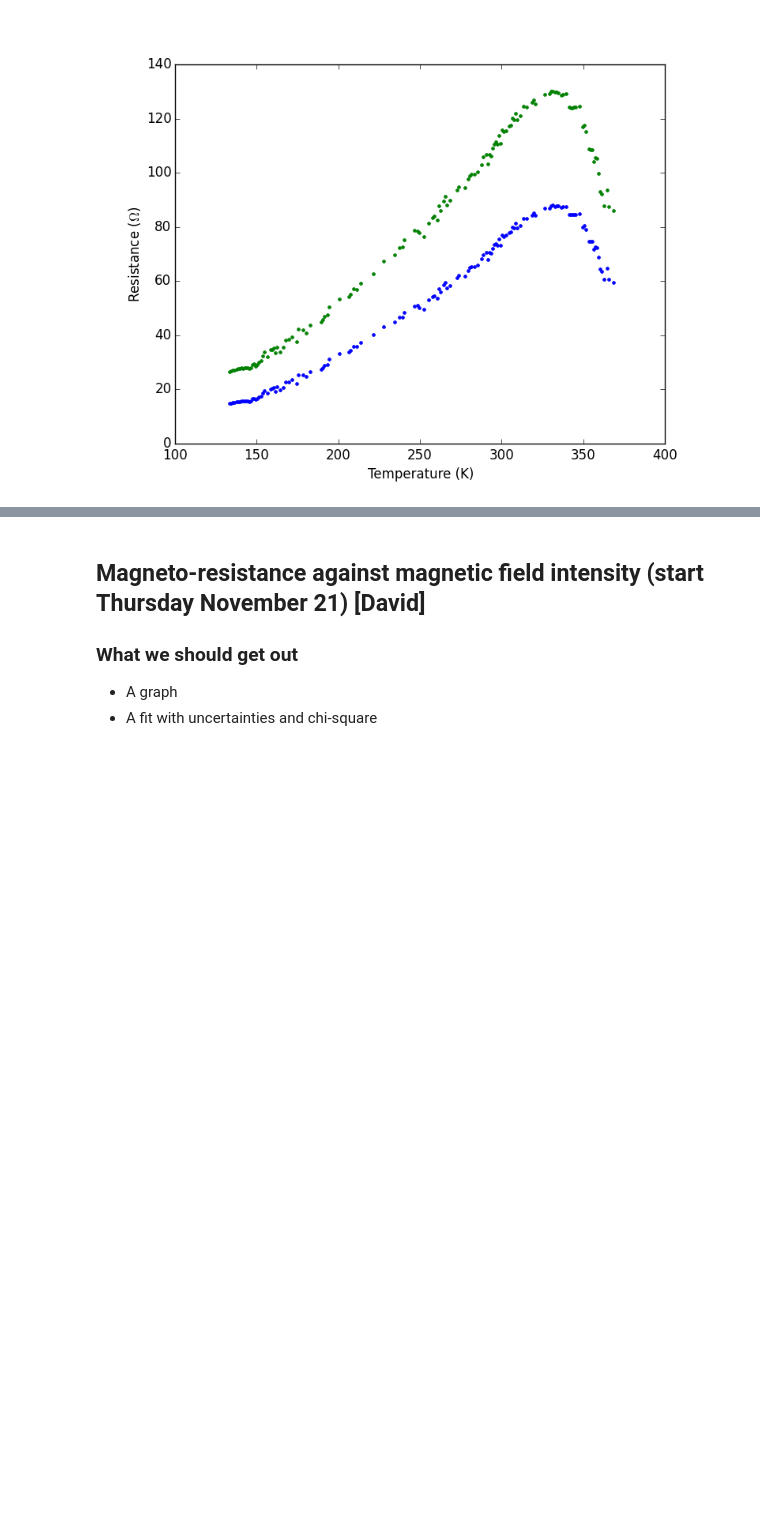
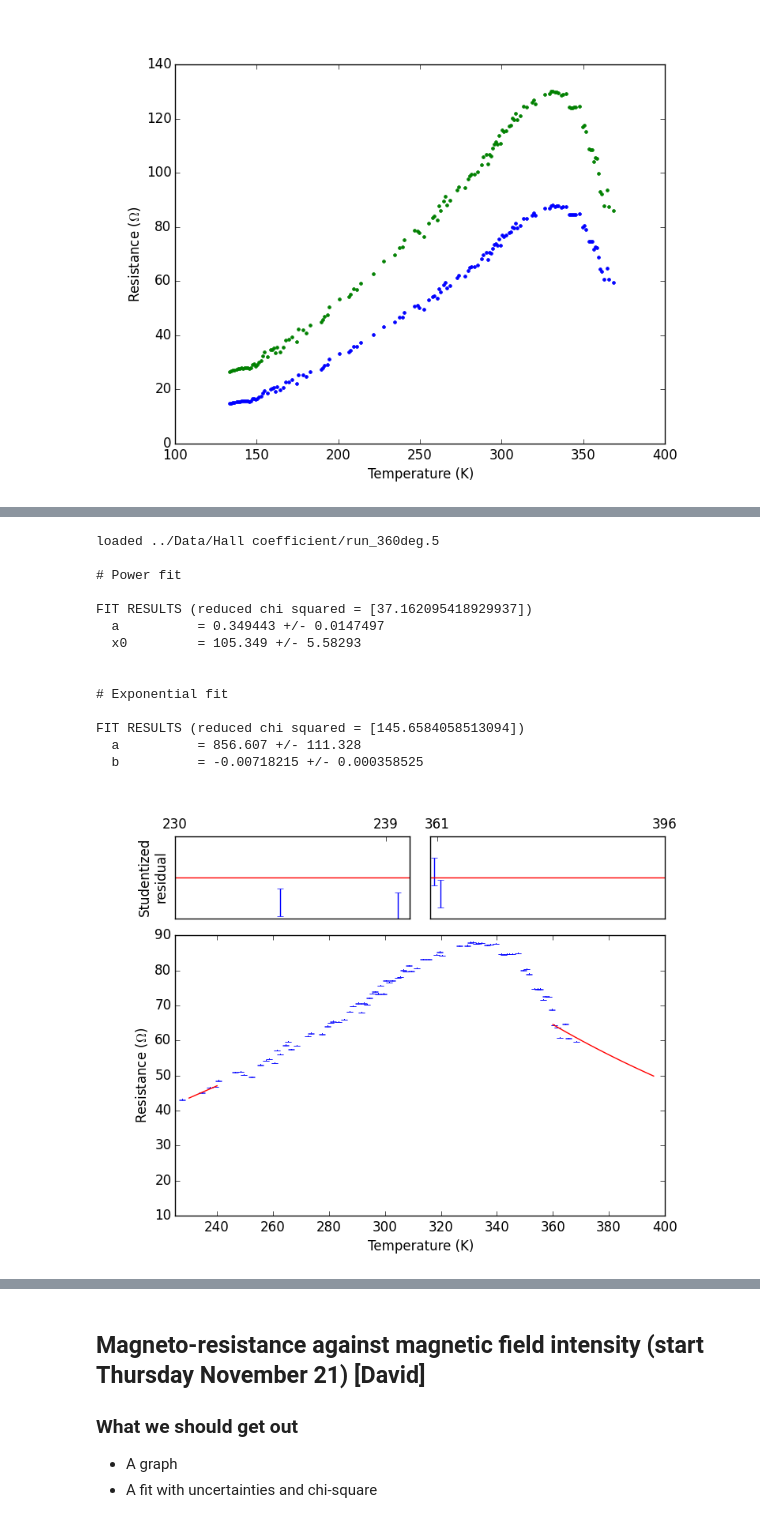
Before and after one commit to ejetzer/hall, a Jupyter notebook: Outline/Lab Outline.ipynb, the cells around one changed output, grey strips where cells are left out. Drawn from its saved outputs; the diff is of its cells as text; code cells hidden in the pictures; blank space fills up the shorter version.

```diff
--- a/Outline/Lab Outline.ipynb
+++ b/Outline/Lab Outline.ipynb
@@ -502,0 +521,30 @@ loaded ../Data/Hall coefficient/run_360deg.6
+# %%
+reload(Hall_coefficient)
+reload(RvsT)
+
+# The data we want is in files 5 and 6
+data_files = ['../Data/Hall coefficient/run_360deg.5']
+a, b, c, d = 230, 240, 360, 396
+# Guess parameters for power fit:
+pguess = (1, 200)
+# Guess parameters for exp fit:
+eguess = (1e4, 1) # The second parameter is actually guessed at again in RvsT
+fits = Hall_coefficient.main(data_files, a, b, c, d, pguess, eguess, cold_errs[5], hot_errs[5])
+RvsT.print_results(fits)
+Image('../Graphs/Fits.png')
+# %% [output]
+loaded ../Data/Hall coefficient/run_360deg.5
+
+# Power fit
+
+FIT RESULTS (reduced chi squared = [37.162095418929937])
+  a          = 0.349443 +/- 0.0147497
+  x0         = 105.349 +/- 5.58293
+
+
+# Exponential fit
+
+FIT RESULTS (reduced chi squared = [145.6584058513094])
+  a          = 856.607 +/- 111.328
+  b          = -0.00718215 +/- 0.000358525
+[figure, added]
```
Also changed, not shown: parts of 13 cells of this notebook, 17 other files.
